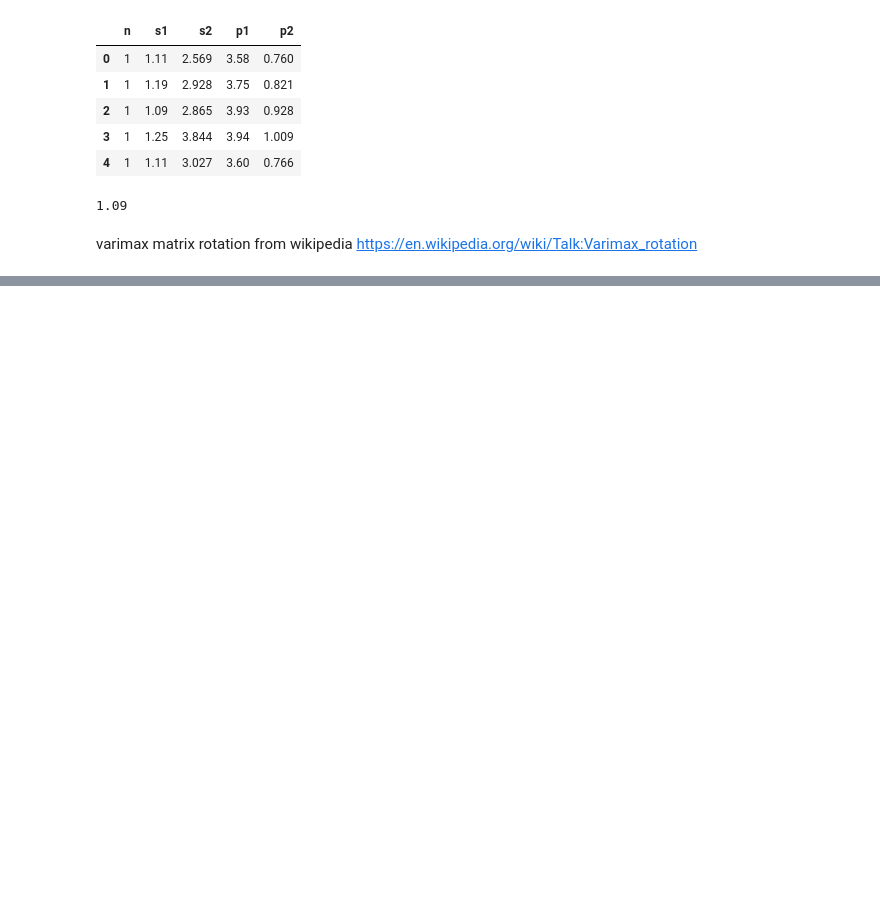
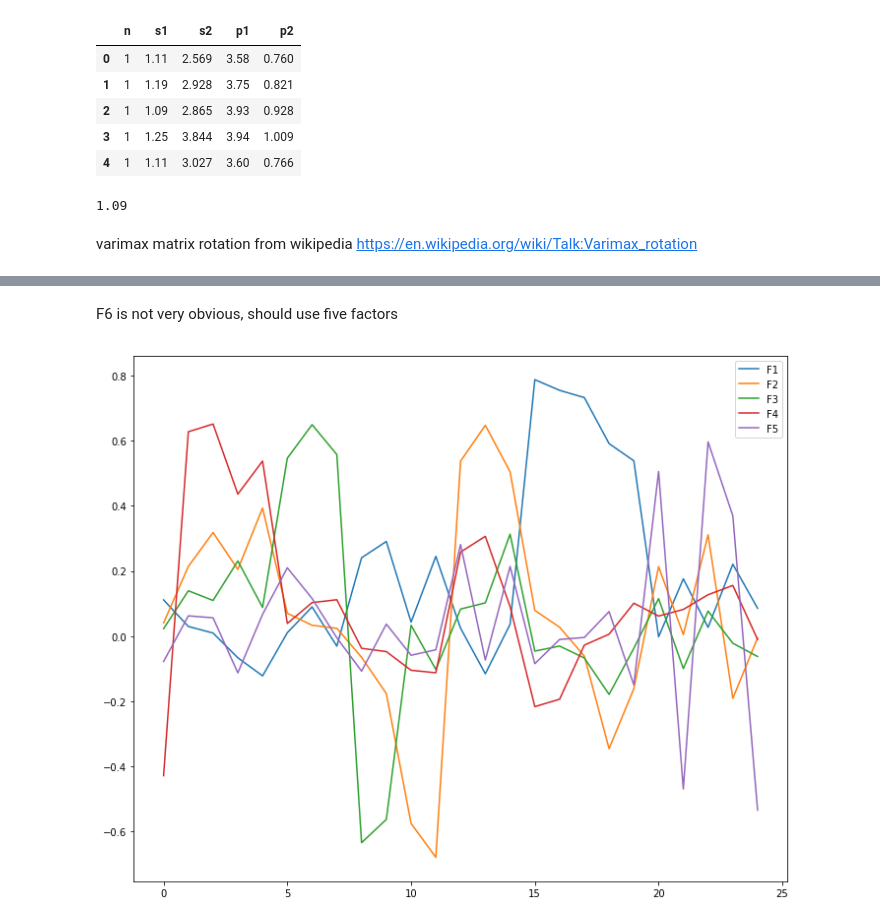
Before and after one commit to johnzyin/PyML, a Jupyter notebook: notebooks/PA_PC.ipynb, the cells around one changed output, grey strips where cells are left out. Saved outputs shown, nothing was run; the diff lists cells and outputs as text; code cells hidden in the pictures; blank space fills up the shorter version.

```diff
--- a/notebooks/PA_PC.ipynb
+++ b/notebooks/PA_PC.ipynb
@@ -91,0 +209,16 @@ varimax(lam[:,0:2])
+# %% [markdown]
+F6 is not very obvious, should use five factors
+# %%
+# Create factor analysis object and perform factor analysis using 5 factors
+fa = FactorAnalyzer(n_factors=5, rotation="varimax")
+fa.fit(df)
+
+fig, ax = plt.subplots(figsize=(10,8))
+
+for i in range(5):
+    ax.plot(fa.loadings_[:,i], label='F'+str(i+1))
+ax.legend()
+fig.tight_layout()
+plt.show()
+# %% [output]
+[figure, added]
```
Also changed, not shown: parts of 22 cells of this notebook.
